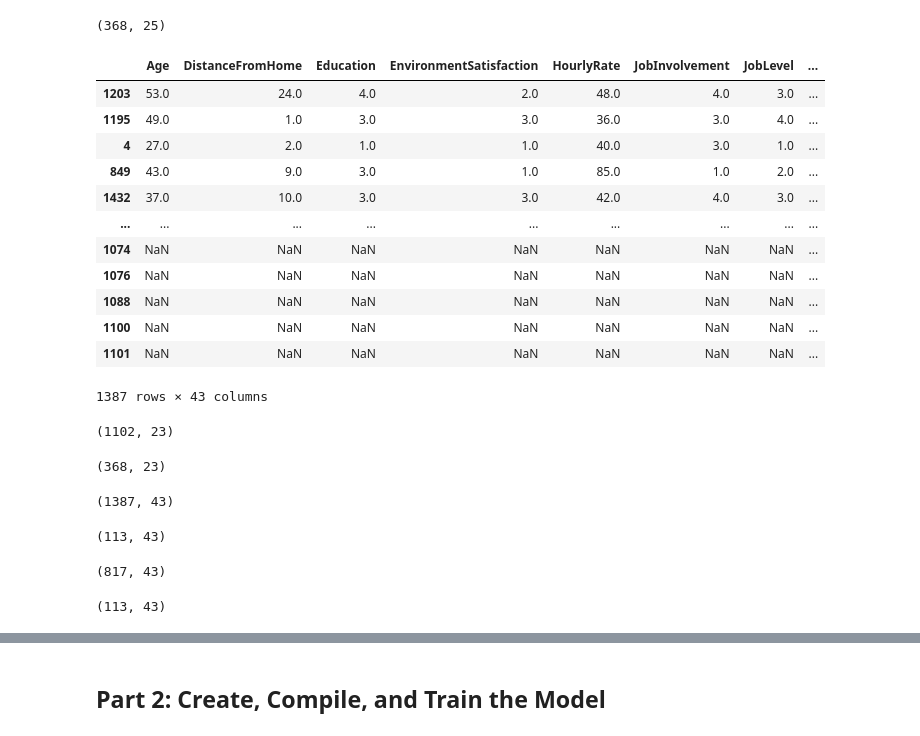
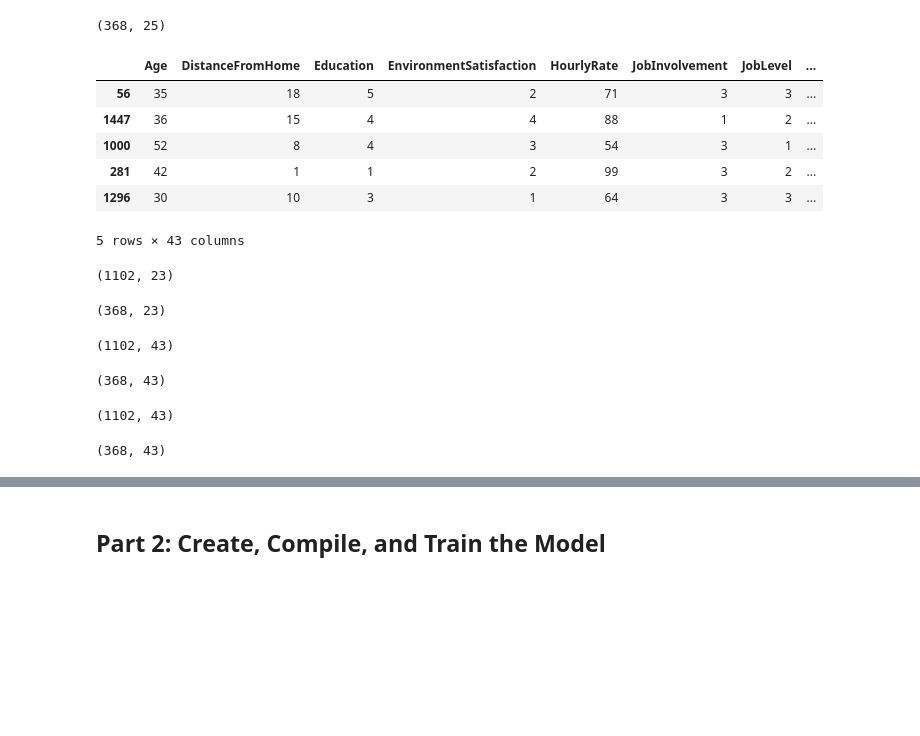
Before and after one commit to AsaAdomatis/neural-network-challenge-2, a Jupyter notebook: attrition.ipynb, the cells around one changed output, grey strips where cells are left out. Drawn from its saved outputs; the diff is of its cells as text; code cells hidden in the pictures; blank space fills up the shorter version.

```diff
--- a/attrition.ipynb
+++ b/attrition.ipynb
@@ -93,42 +106,36 @@ display(X_test.shape)
 # %%
 # Convert your X data to numeric data types however you see fit
 # collecting all non-int64 objects into a list
 from numpy import int64
 from sklearn.preprocessing import OneHotEncoder
 
 # getting all non numeric columns
 non_numeric_cols = X_df.dtypes[X_df.dtypes == "object"].index.tolist()
 
 # encoding them
 encoder = OneHotEncoder(sparse_output=False)
 X_train_enc = pd.DataFrame(encoder.fit_transform(X_train[non_numeric_cols]),
-                           columns=encoder.get_feature_names_out(non_numeric_cols))
+                           columns=encoder.get_feature_names_out(non_numeric_cols), index=X_train.index)
 X_test_enc = pd.DataFrame(encoder.transform(X_test[non_numeric_cols]),
-                          columns=encoder.get_feature_names_out(non_numeric_cols))
+                          columns=encoder.get_feature_names_out(non_numeric_cols), index=X_test.index)
 
 # sticking them back to the original df
 X_train_encoded = X_train.merge(X_train_enc, left_index=True, right_index=True)
 X_train_encoded.drop(non_numeric_cols, axis=1, inplace=True)
 
 X_test_encoded = X_test.merge(X_test_enc, left_index=True, right_index=True)
 X_test_encoded.drop(non_numeric_cols, axis=1, inplace=True)
 
 X_train_encoded.head()
 # STOPPED HERE: SHAPES ARE DIFFERENT after merge OR concat operation, I suspect a handful of indexes get mixed around in the operation
 # %% [output]
 |  | Age | DistanceFromHome | Education | EnvironmentSatisfaction | HourlyRate | JobInvolvement | JobLevel | ... |
-| 1203 | 53.0 | 24.0 | 4.0 | 2.0 | 48.0 | 4.0 | 3.0 | ... |
-| 1195 | 49.0 | 1.0 | 3.0 | 3.0 | 36.0 | 3.0 | 4.0 | ... |
-| 4 | 27.0 | 2.0 | 1.0 | 1.0 | 40.0 | 3.0 | 1.0 | ... |
-| 849 | 43.0 | 9.0 | 3.0 | 1.0 | 85.0 | 1.0 | 2.0 | ... |
-| 1432 | 37.0 | 10.0 | 3.0 | 3.0 | 42.0 | 4.0 | 3.0 | ... |
-| ... | ... | ... | ... | ... | ... | ... | ... | ... |
-| 1074 | NaN | NaN | NaN | NaN | NaN | NaN | NaN | ... |
-| 1076 | NaN | NaN | NaN | NaN | NaN | NaN | NaN | ... |
-| 1088 | NaN | NaN | NaN | NaN | NaN | NaN | NaN | ... |
-| 1100 | NaN | NaN | NaN | NaN | NaN | NaN | NaN | ... |
-| 1101 | NaN | NaN | NaN | NaN | NaN | NaN | NaN | ... |
+| 56 | 35 | 18 | 5 | 2 | 71 | 3 | 3 | ... |
+| 1447 | 36 | 15 | 4 | 4 | 88 | 1 | 2 | ... |
+| 1000 | 52 | 8 | 4 | 3 | 54 | 3 | 1 | ... |
+| 281 | 42 | 1 | 1 | 2 | 99 | 3 | 2 | ... |
+| 1296 | 30 | 10 | 3 | 1 | 64 | 3 | 3 | ... |
-1387 rows × 43 columns
+5 rows × 43 columns
 # %%
 # testing/debugging code
 display(X_train_enc.shape)
@@ -138,8 +145,8 @@ display(X_test_encoded.shape)
 # %% [output]
 (1102, 23)
 (368, 23)
-(1387, 43)
+(1102, 43)
-(113, 43)
+(368, 43)
 # %%
 # Create a StandardScaler
 scaler = StandardScaler()
@@ -153,8 +160,8 @@ X_test_encoded_scaled = scaler.transform(X_test_encoded)
 display(X_train_encoded_scaled.shape)
 display(X_test_encoded_scaled.shape)
 # %% [output]
-(817, 43)
+(1102, 43)
-(113, 43)
+(368, 43)
 # %%
 from sklearn.preprocessing import OneHotEncoder
 
```
Also changed, not shown: parts of 13 cells of this notebook.
